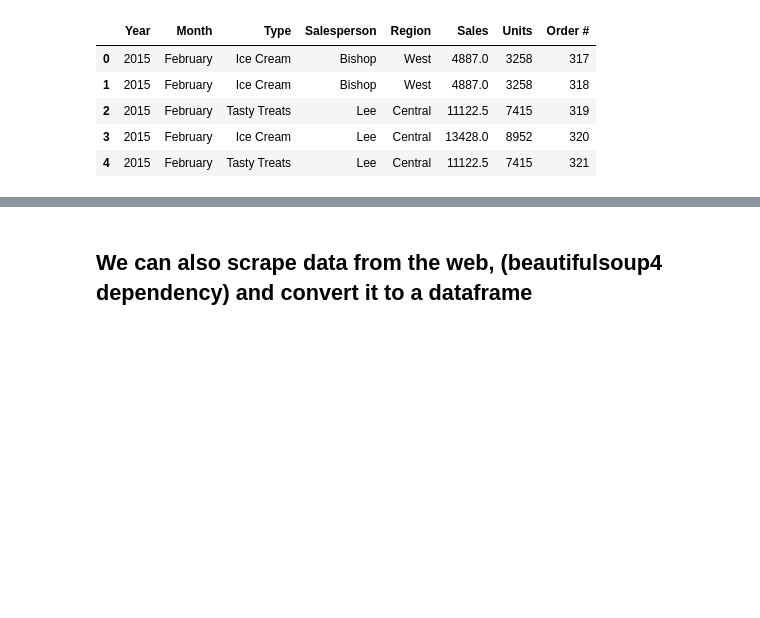
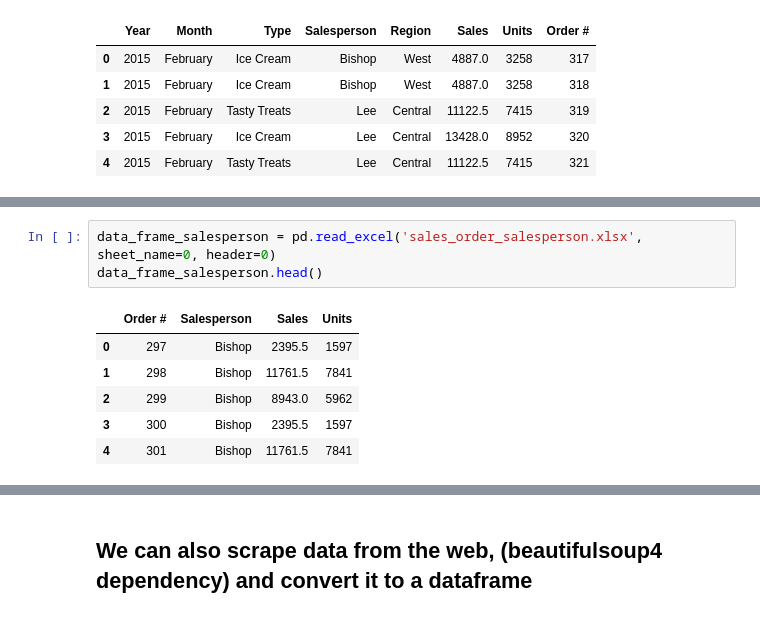
Before and after one commit to jcamier/dfw_pandas_talk, a Jupyter notebook: dfw_pandas_talk_getting_data.ipynb, the cells around one changed output, grey strips where cells are left out. Saved outputs shown, nothing was run; the diff lists cells and outputs as text; blank space fills up the shorter version.

```diff
--- a/dfw_pandas_talk_getting_data.ipynb
+++ b/dfw_pandas_talk_getting_data.ipynb
@@ -196,0 +188,10 @@ data_frame_excel.head()
+# %%
+data_frame_salesperson = pd.read_excel('sales_order_salesperson.xlsx', sheet_name=0, header=0)
+data_frame_salesperson.head()
+# %% [output]
+|  | Order # | Salesperson | Sales | Units |
+| 0 | 297 | Bishop | 2395.5 | 1597 |
+| 1 | 298 | Bishop | 11761.5 | 7841 |
+| 2 | 299 | Bishop | 8943.0 | 5962 |
+| 3 | 300 | Bishop | 2395.5 | 1597 |
+| 4 | 301 | Bishop | 11761.5 | 7841 |
```
Also changed, not shown: parts of 8 cells of this notebook, 2 other files.
